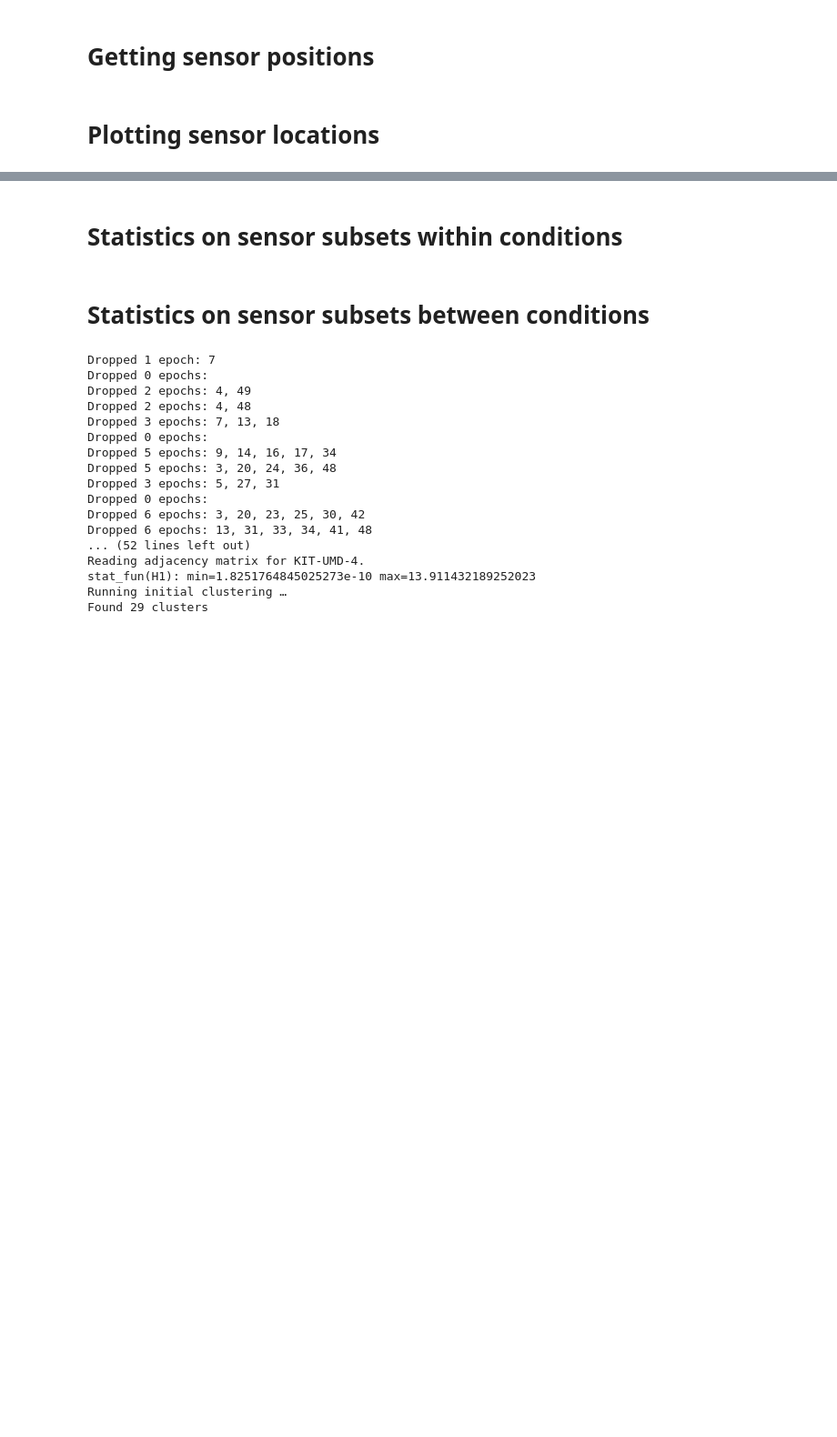
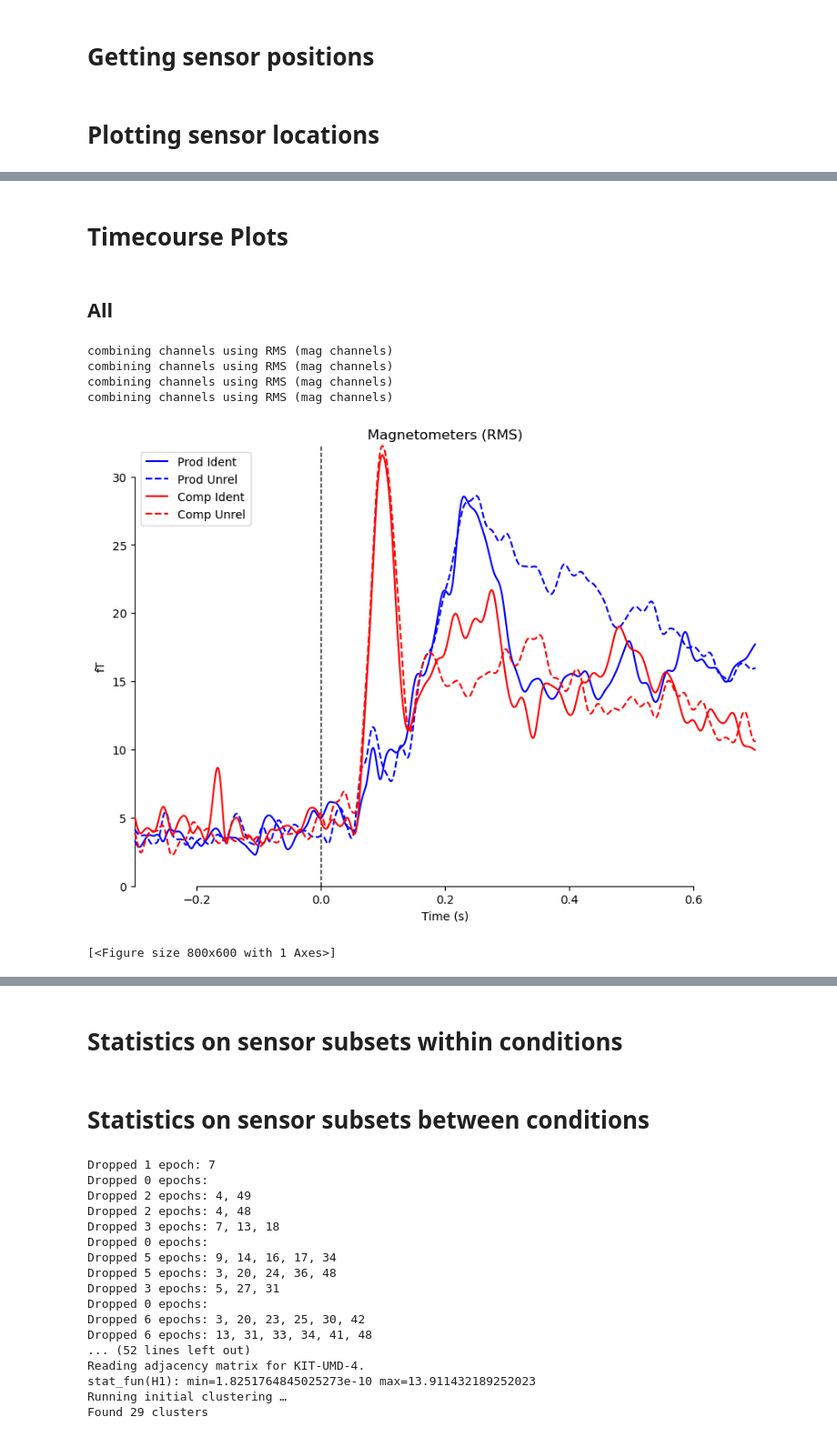
Before and after one commit to audreylaun/meg, a Jupyter notebook: Plotting/sensor_plots.ipynb, the cells around one changed output, grey strips where cells are left out. Shown at 91% size. Drawn from its saved outputs; the diff is of its cells as text; code cells hidden in the pictures; blank space fills up the shorter version.

```diff
--- a/Plotting/sensor_plots.ipynb
+++ b/Plotting/sensor_plots.ipynb
@@ -216,4 +216,24 @@ Opening raw data file /Users/admin/Box Sync/Starling/Experiment1/MEG_data/R3250/
 Ready.
 Reading 0 ... 726999  =      0.000 ...   726.999 secs...
 [figure]
+# %% [markdown]
+# Timecourse Plots
+# %%
+evokeds_dict = {
+    "Prod Ident": prod_ident,
+    "Prod Unrel": prod_unrel,
+    "Comp Ident": comp_ident,
+    "Comp Unrel": comp_unrel
+}
+# %% [markdown]
+## All
+# %%
+mne.viz.plot_compare_evokeds(evokeds_dict, picks='mag', colors=['blue', 'blue', 'red', 'red'], linestyles=['-', '--', '-', '--'])
+# %% [output]
+combining channels using RMS (mag channels)
+combining channels using RMS (mag channels)
+combining channels using RMS (mag channels)
+combining channels using RMS (mag channels)
+[figure, added]
+[<Figure size 800x600 with 1 Axes>]
 # %% [markdown]
```
Also changed, not shown: parts of 14 cells of this notebook, 2 other files.
